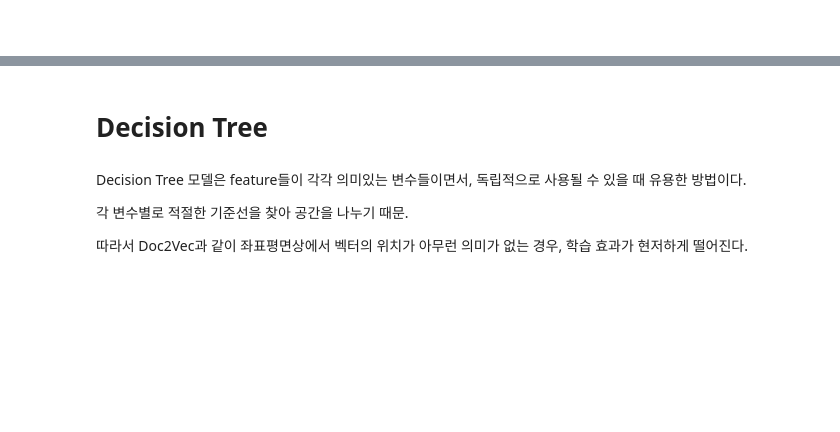
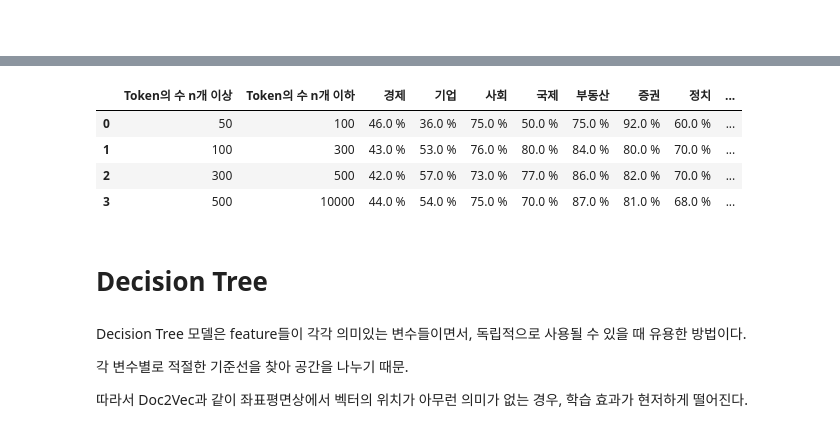
Before and after one commit to DonghyungKo/Fininsight, a Jupyter notebook: project/06.Doc2Vec_Topic_Classification.ipynb, the cells around one changed output, grey strips where cells are left out. Cells and saved outputs as stored; diff of their text form; code cells hidden in the pictures; blank space fills up the shorter version.

```diff
--- a/project/06.Doc2Vec_Topic_Classification.ipynb
+++ b/project/06.Doc2Vec_Topic_Classification.ipynb
@@ -154,0 +321,20 @@ Accuracy :  0.935
+# %%
+lower_limit = 300
+upper_limit = 500
+
+temp_df = test_df[test_df['Num of Tokens'] > lower_limit]
+temp_df = test_df[test_df['Num of Tokens'] < upper_limit]
+
+store_dict['Token의 수 n개 이상'].append(lower_limit)
+store_dict['Token의 수 n개 이하'].append(upper_limit)
+
+for section in section_ls:
+    temp_section_df = temp_df[temp_df['Section'] == section]
+
+    temp_token_ls = temp_section_df['Token'].tolist()[:100] #100개만
+    temp_tag_ls = temp_section_df['Section'].tolist()[:100]
+
+    temp_pred = clf.predict(nlp.infer_vectors_with_Doc2Vec(temp_token_ls))
+
+    store_dict[section].append('%s %s'%(round(accuracy_score(temp_tag_ls, temp_pred) * 100, 2), '%'))
+    print('%s 카테고리의 분류 정확도는 %.2f%% '%(section, accuracy_score(temp_tag_ls, temp_pred) * 100))
@@ -154,0 +353,20 @@ Accuracy :  0.935
+# %%
+lower_limit = 500
+upper_limit = 10000
+
+temp_df = test_df[test_df['Num of Tokens'] > lower_limit]
+temp_df = test_df[test_df['Num of Tokens'] < upper_limit]
+
+store_dict['Token의 수 n개 이상'].append(lower_limit)
+store_dict['Token의 수 n개 이하'].append(upper_limit)
+
+for section in section_ls:
+    temp_section_df = temp_df[temp_df['Section'] == section]
+
+    temp_token_ls = temp_section_df['Token'].tolist()[:100] #100개만
+    temp_tag_ls = temp_section_df['Section'].tolist()[:100]
+
+    temp_pred = clf.predict(nlp.infer_vectors_with_Doc2Vec(temp_token_ls))
+
+    store_dict[section].append('%s %s'%(round(accuracy_score(temp_tag_ls, temp_pred) * 100, 2), '%'))
+    print('%s 카테고리의 분류 정확도는 %.2f%% '%(section, accuracy_score(temp_tag_ls, temp_pred) * 100))
@@ -155,3 +383,11 @@ Accuracy :  0.935
+# %%
+pd.DataFrame(store_dict)
+# %% [output]
+|  | Token의 수 n개 이상 | Token의 수 n개 이하 | 경제 | 기업 | 사회 | 국제 | 부동산 | 증권 | 정치 | ... |
+| 0 | 50 | 100 | 46.0 % | 36.0 % | 75.0 % | 50.0 % | 75.0 % | 92.0 % | 60.0 % | ... |
+| 1 | 100 | 300 | 43.0 % | 53.0 % | 76.0 % | 80.0 % | 84.0 % | 80.0 % | 70.0 % | ... |
+| 2 | 300 | 500 | 42.0 % | 57.0 % | 73.0 % | 77.0 % | 86.0 % | 82.0 % | 70.0 % | ... |
+| 3 | 500 | 10000 | 44.0 % | 54.0 % | 75.0 % | 70.0 % | 87.0 % | 81.0 % | 68.0 % | ... |
 # %% [markdown]
 # **Decision Tree**
 # %% [markdown]
```
Also changed, not shown: parts of 37 cells of this notebook, 17 other files.
